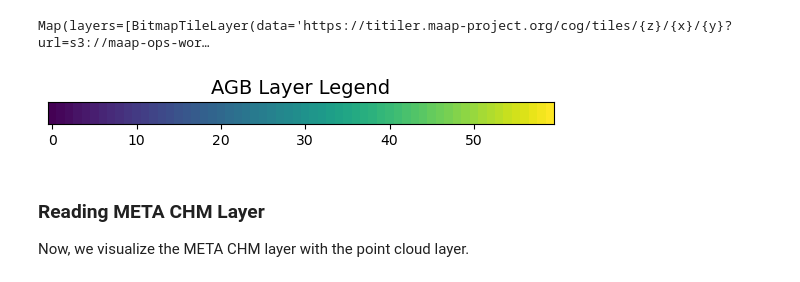
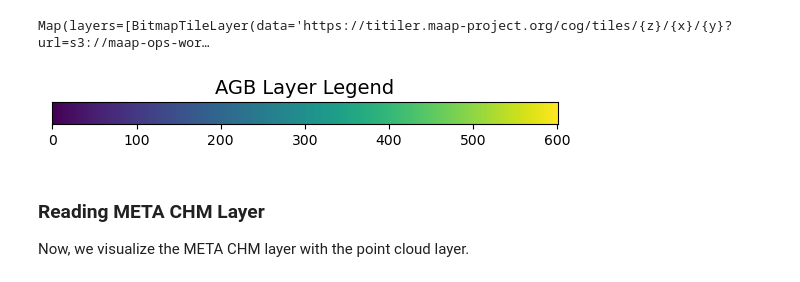
Before and after one commit to MAAP-Project/geotrees-demo, a Jupyter notebook: lonboard-viz.ipynb, the cells around one changed output. Cells and saved outputs as stored; diff of their text form; code cells hidden in the pictures.

Commit message:
Updating AGB scale values

```diff
--- a/lonboard-viz.ipynb
+++ b/lonboard-viz.ipynb
@@ -133,9 +133,9 @@ Here, we visualize the AGB layer and point cloud layer in a single `Map` widget.
 # %%
 #Function for generating colormap for AGB and CHM layer legend
 
-def plot_colormap(title, cmap):
+def plot_colormap(gradient_max, title, cmap):
 
-    gradient = np.linspace(0, 1, 60)
+    gradient = np.linspace(0, 10, gradient_max)
     gradient = np.vstack((gradient, gradient))
 
     # Create figure and adjust figure height to number of colormaps
@@ -154,9 +154,10 @@ m
 # %% [output]
 Map(layers=[BitmapTileLayer(data='https://titiler.maap-project.org/cog/tiles/{z}/{x}/{y}?url=s3://maap-ops-wor…
 # %%
-plot_colormap("AGB Layer Legend",'viridis')
+# AGB values range 0-600, so gradient_max = 601
+plot_colormap(601, "AGB Layer Legend",'viridis')
 # %% [output]
-[figure, old version]
+[figure, new version]
 # %% [markdown]
 ### Reading META CHM Layer
 
```
Also changed, not shown: parts of 1 cell of this notebook, 1 other file.
